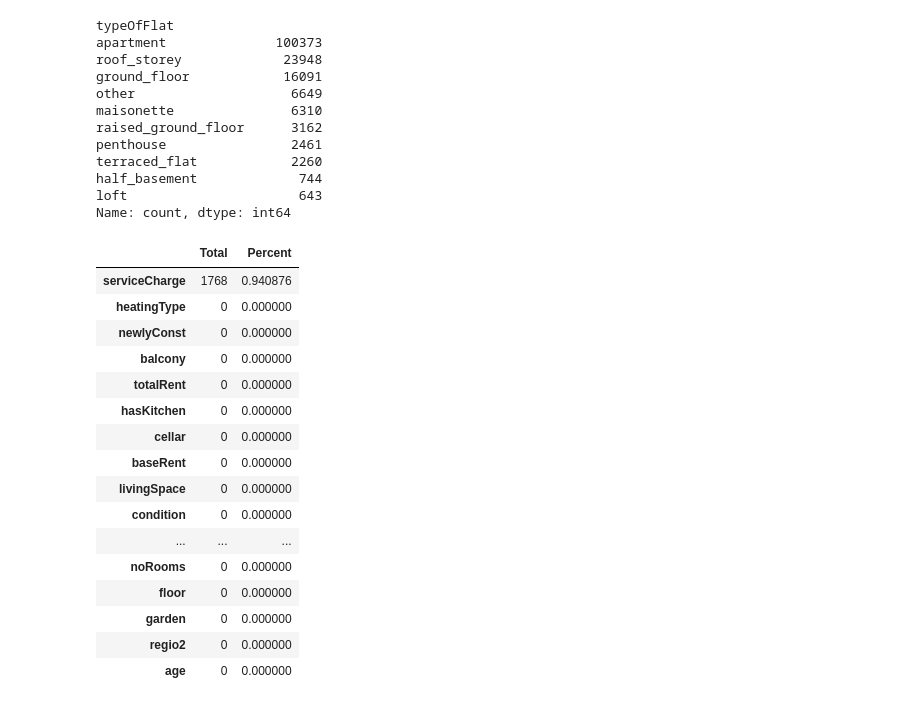
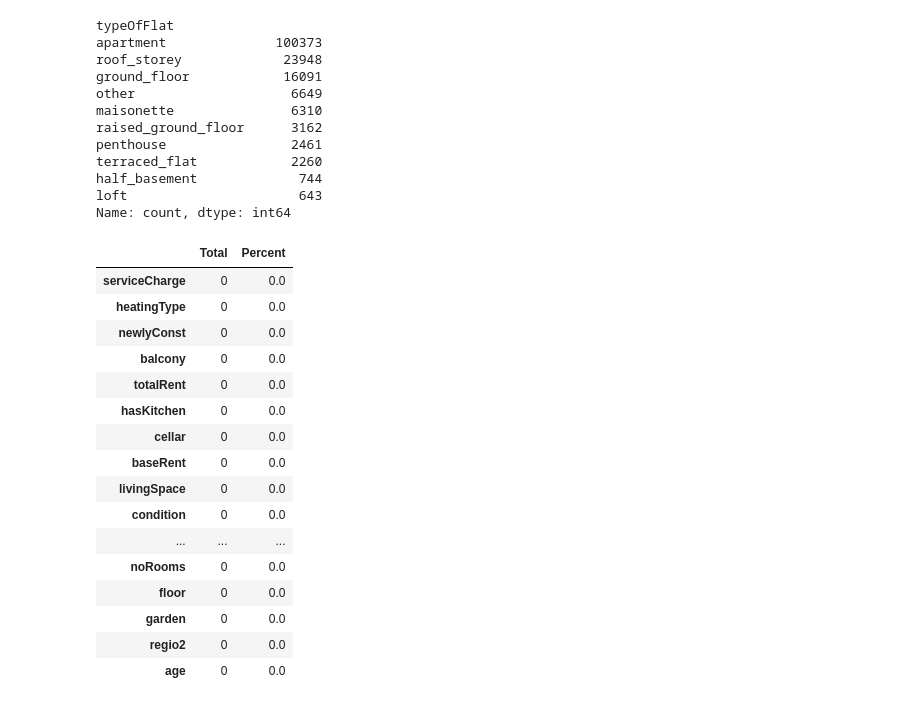
Before and after one commit to abdkiwan/Apartment-rental-offers-in-Germany, a Jupyter notebook: run.ipynb, the cells around one changed output. Drawn from its saved outputs; the diff is of its cells as text; code cells hidden in the pictures.

```diff
--- a/run.ipynb
+++ b/run.ipynb
@@ -353,29 +238,27 @@ Name: count, dtype: int64
 modeTypeOfFlat = df['typeOfFlat'].mode()[0]
 
 df["typeOfFlat"] = df['typeOfFlat'].fillna(modeTypeOfFlat)
-
-get_missing_data_percentage(df)
-# %% [output]
-|  | Total | Percent |
-| serviceCharge | 1768 | 0.940876 |
-| heatingType | 0 | 0.000000 |
-| newlyConst | 0 | 0.000000 |
-| balcony | 0 | 0.000000 |
-| totalRent | 0 | 0.000000 |
-| hasKitchen | 0 | 0.000000 |
-| cellar | 0 | 0.000000 |
-| baseRent | 0 | 0.000000 |
-| livingSpace | 0 | 0.000000 |
-| condition | 0 | 0.000000 |
-| ... | ... | ... |
-| noRooms | 0 | 0.000000 |
-| floor | 0 | 0.000000 |
-| garden | 0 | 0.000000 |
-| regio2 | 0 | 0.000000 |
-| age | 0 | 0.000000 |
 # %%
-modeServiceCharge = df['serviceCharge'].mean()[0]
+meanServiceCharge = df['serviceCharge'].mean()
 
-#df["serviceCharge"] = df['serviceCharge'].fillna(modeTypeOfFlat)
+df["serviceCharge"] = df['serviceCharge'].fillna(meanServiceCharge)
 
 get_missing_data_percentage(df)
+# %% [output]
+|  | Total | Percent |
+| serviceCharge | 0 | 0.0 |
+| heatingType | 0 | 0.0 |
+| newlyConst | 0 | 0.0 |
+| balcony | 0 | 0.0 |
+| totalRent | 0 | 0.0 |
+| hasKitchen | 0 | 0.0 |
+| cellar | 0 | 0.0 |
+| baseRent | 0 | 0.0 |
+| livingSpace | 0 | 0.0 |
+| condition | 0 | 0.0 |
+| ... | ... | ... |
+| noRooms | 0 | 0.0 |
+| floor | 0 | 0.0 |
+| garden | 0 | 0.0 |
+| regio2 | 0 | 0.0 |
+| age | 0 | 0.0 |
```
Also changed, not shown: parts of 11 cells of this notebook.
